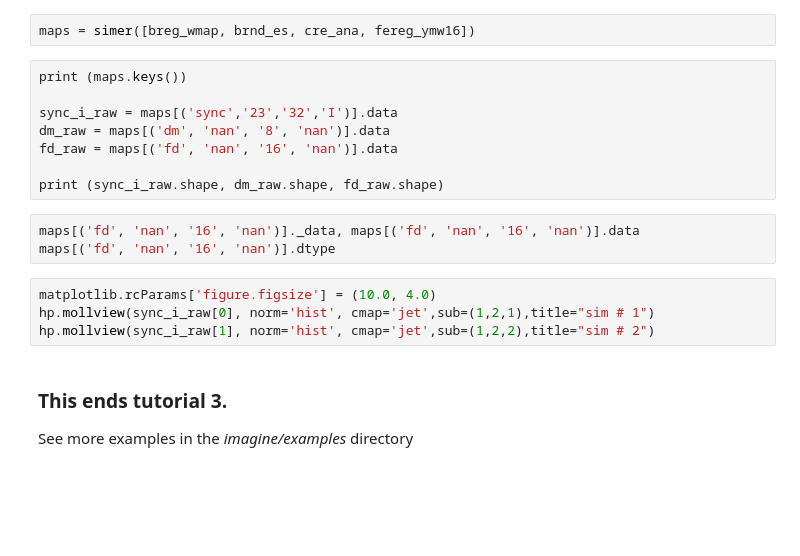
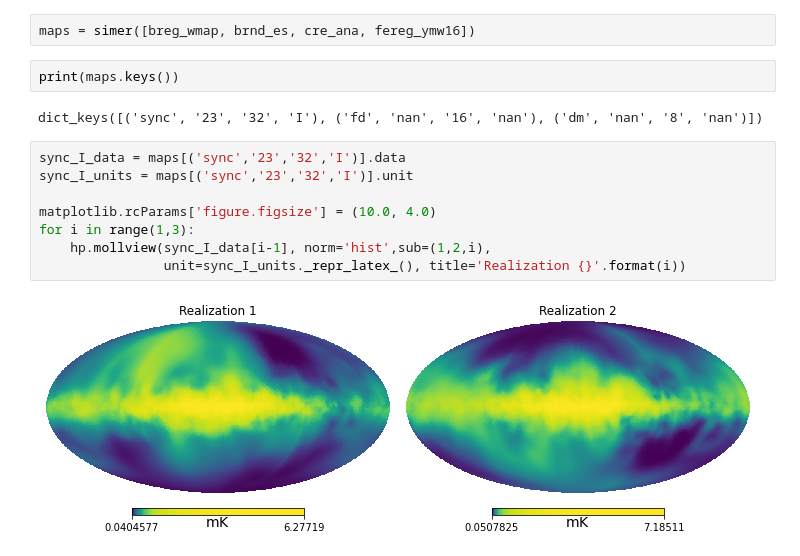
Before and after one commit to IMAGINE-Consortium/imagine, a Jupyter notebook: tutorials/tutorial_hammurabi.ipynb, the cells around one changed output. Drawn from its saved outputs; the diff is of its cells as text; blank space fills up the shorter version.

```diff
--- a/tutorials/tutorial_hammurabi.ipynb
+++ b/tutorials/tutorial_hammurabi.ipynb
@@ -179,22 +181,17 @@ brnd_es = BrndES(parameters=paramlist, ensemble_size=ensemble_size)
 Now use the simulator to generate the maps from these field components and visualize:
 # %%
 maps = simer([breg_wmap, brnd_es, cre_ana, fereg_ymw16])
-# %%
-print (maps.keys())
-
-sync_i_raw = maps[('sync','23','32','I')].data
-dm_raw = maps[('dm', 'nan', '8', 'nan')].data
-fd_raw = maps[('fd', 'nan', '16', 'nan')].data
-
-print (sync_i_raw.shape, dm_raw.shape, fd_raw.shape)
-# %%
-maps[('fd', 'nan', '16', 'nan')]._data, maps[('fd', 'nan', '16', 'nan')].data
-maps[('fd', 'nan', '16', 'nan')].dtype
-# %%
-matplotlib.rcParams['figure.figsize'] = (10.0, 4.0)
-hp.mollview(sync_i_raw[0], norm='hist', cmap='jet',sub=(1,2,1),title="sim # 1")
-hp.mollview(sync_i_raw[1], norm='hist', cmap='jet',sub=(1,2,2),title="sim # 2")
-# %% [markdown]
-### This ends tutorial 3.
-
-See more examples in the *imagine/examples* directory
+# %%
+print(maps.keys())
+# %% [output]
+dict_keys([('sync', '23', '32', 'I'), ('fd', 'nan', '16', 'nan'), ('dm', 'nan', '8', 'nan')])
+# %%
+sync_I_data = maps[('sync','23','32','I')].data
+sync_I_units = maps[('sync','23','32','I')].unit
+
+matplotlib.rcParams['figure.figsize'] = (10.0, 4.0)
+for i in range(1,3):
+    hp.mollview(sync_I_data[i-1], norm='hist',sub=(1,2,i),
+                unit=sync_I_units._repr_latex_(), title='Realization {}'.format(i))
+# %% [output]
+[figure, added]
```
Also changed, not shown: parts of 2 cells of this notebook, 1 other file.
